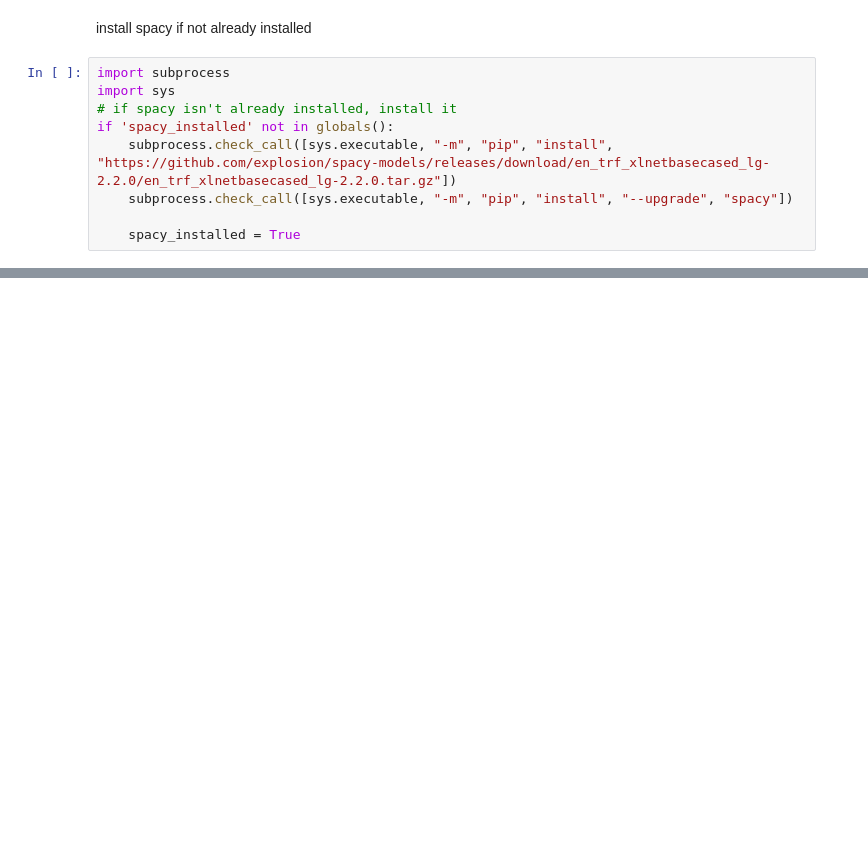
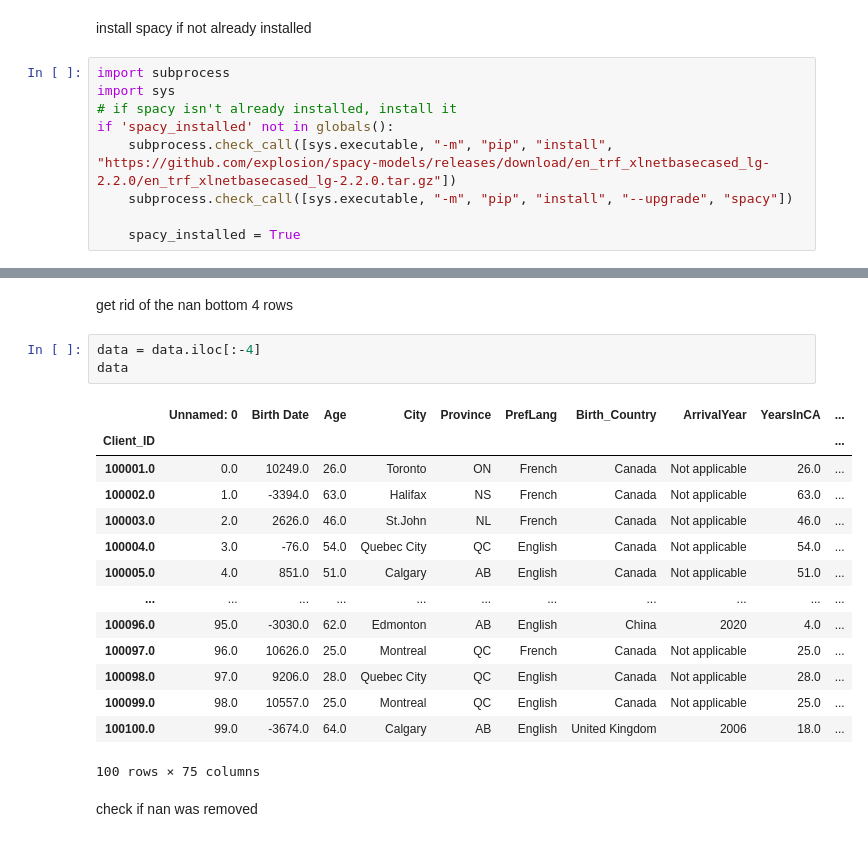
Before and after one commit to Vinichenko123/Group1-Data-Preprocessing, a Jupyter notebook: Group_1_Data_Analysis_and_Engineering_Notebook.ipynb, the cells around one changed output, grey strips where cells are left out. Cells and saved outputs as stored; diff of their text form; blank space fills up the shorter version.

Commit message:
Got rid of nan values, converted date to numeric

```diff
--- a/Group_1_Data_Analysis_and_Engineering_Notebook.ipynb
+++ b/Group_1_Data_Analysis_and_Engineering_Notebook.ipynb
@@ -110,0 +139,22 @@ if 'spacy_installed' not in globals():
+# %% [markdown]
+get rid of the nan bottom 4 rows
+# %%
+data = data.iloc[:-4]
+data
+# %% [output]
+|  | Unnamed: 0 | Birth Date | Age | City | Province | PrefLang | Birth_Country | ArrivalYear | YearsInCA | ... |
+| Client_ID |  |  |  |  |  |  |  |  |  | ... |
+| 100001.0 | 0.0 | 10249.0 | 26.0 | Toronto | ON | French | Canada | Not applicable | 26.0 | ... |
+| 100002.0 | 1.0 | -3394.0 | 63.0 | Halifax | NS | French | Canada | Not applicable | 63.0 | ... |
+| 100003.0 | 2.0 | 2626.0 | 46.0 | St.John | NL | French | Canada | Not applicable | 46.0 | ... |
+| 100004.0 | 3.0 | -76.0 | 54.0 | Quebec City | QC | English | Canada | Not applicable | 54.0 | ... |
+| 100005.0 | 4.0 | 851.0 | 51.0 | Calgary | AB | English | Canada | Not applicable | 51.0 | ... |
+| ... | ... | ... | ... | ... | ... | ... | ... | ... | ... | ... |
+| 100096.0 | 95.0 | -3030.0 | 62.0 | Edmonton | AB | English | China | 2020 | 4.0 | ... |
+| 100097.0 | 96.0 | 10626.0 | 25.0 | Montreal | QC | French | Canada | Not applicable | 25.0 | ... |
+| 100098.0 | 97.0 | 9206.0 | 28.0 | Quebec City | QC | English | Canada | Not applicable | 28.0 | ... |
+| 100099.0 | 98.0 | 10557.0 | 25.0 | Montreal | QC | English | Canada | Not applicable | 25.0 | ... |
+| 100100.0 | 99.0 | -3674.0 | 64.0 | Calgary | AB | English | United Kingdom | 2006 | 18.0 | ... |
+100 rows × 75 columns
+# %% [markdown]
+check if nan was removed
```
Also changed, not shown: parts of 12 cells of this notebook.
